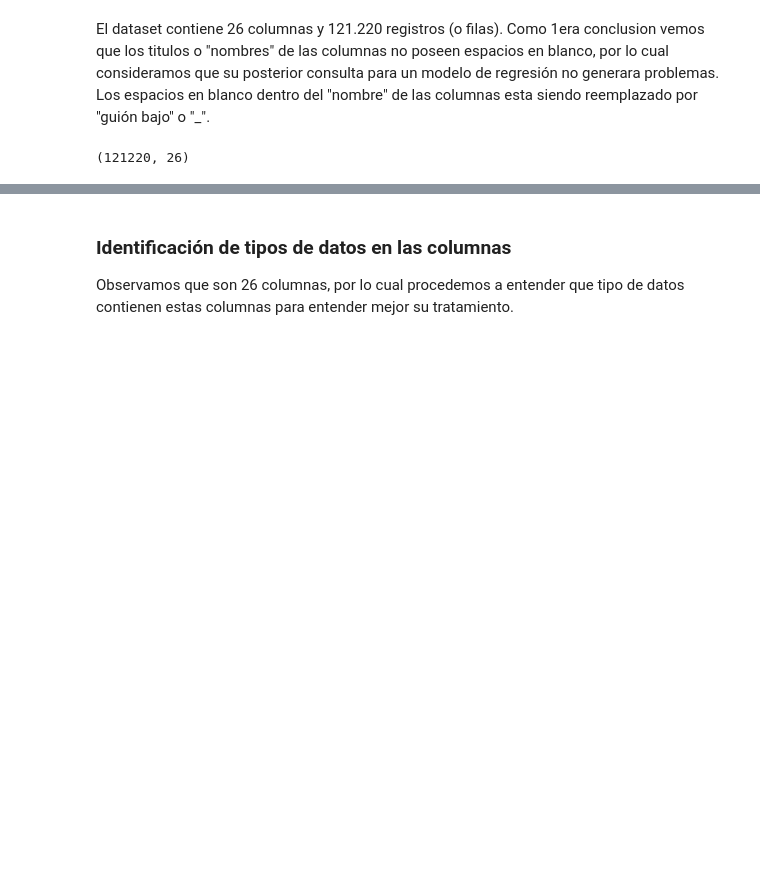
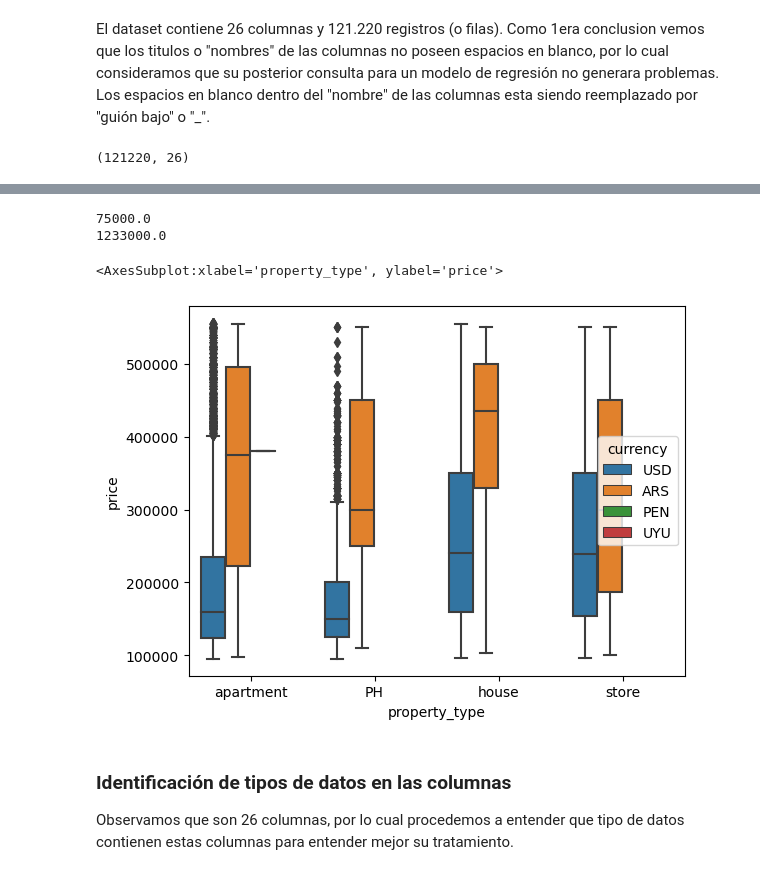
Before and after one commit to fbenitezpiloni/dh_tp_grupo_13, a Jupyter notebook: TP1/TP1_DH.ipynb, the cells around one changed output, grey strips where cells are left out. Cells and saved outputs as stored; diff of their text form; code cells hidden in the pictures; blank space fills up the shorter version.

```diff
--- a/TP1/TP1_DH.ipynb
+++ b/TP1/TP1_DH.ipynb
@@ -59,3 +96,18 @@ En el analisis de datos se pbserva que:
+# %%
+q_20=df_prop["price"].quantile(0.2)
+print(q_10)
+
+q_80=df_prop["price"].quantile(0.8)
+print(q_90)
+
+df_prop_q1=df_prop.loc[(df_prop["price"]>q_20) & (df_prop["price"]<q_80)]
+df_prop_q1
+sn.boxplot(x=df_prop_q1.property_type,y=df_prop_q1.price,hue=df_prop.currency)
+# %% [output]
+75000.0
+1233000.0
+<AxesSubplot:xlabel='property_type', ylabel='price'>
+[figure, added]
 # %% [markdown]
 ### Identificación de tipos de datos en las columnas
 
```
Also changed, not shown: parts of 7 cells of this notebook.
